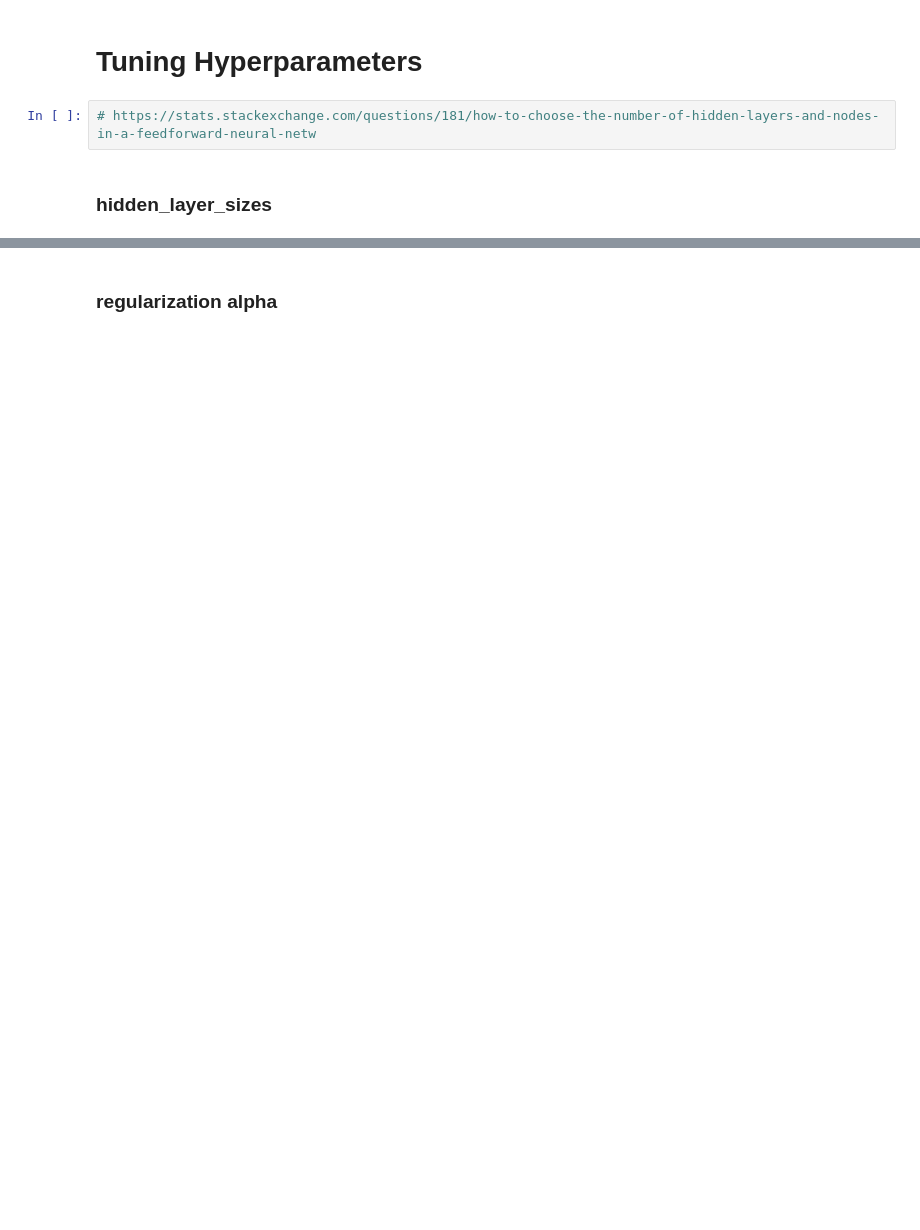
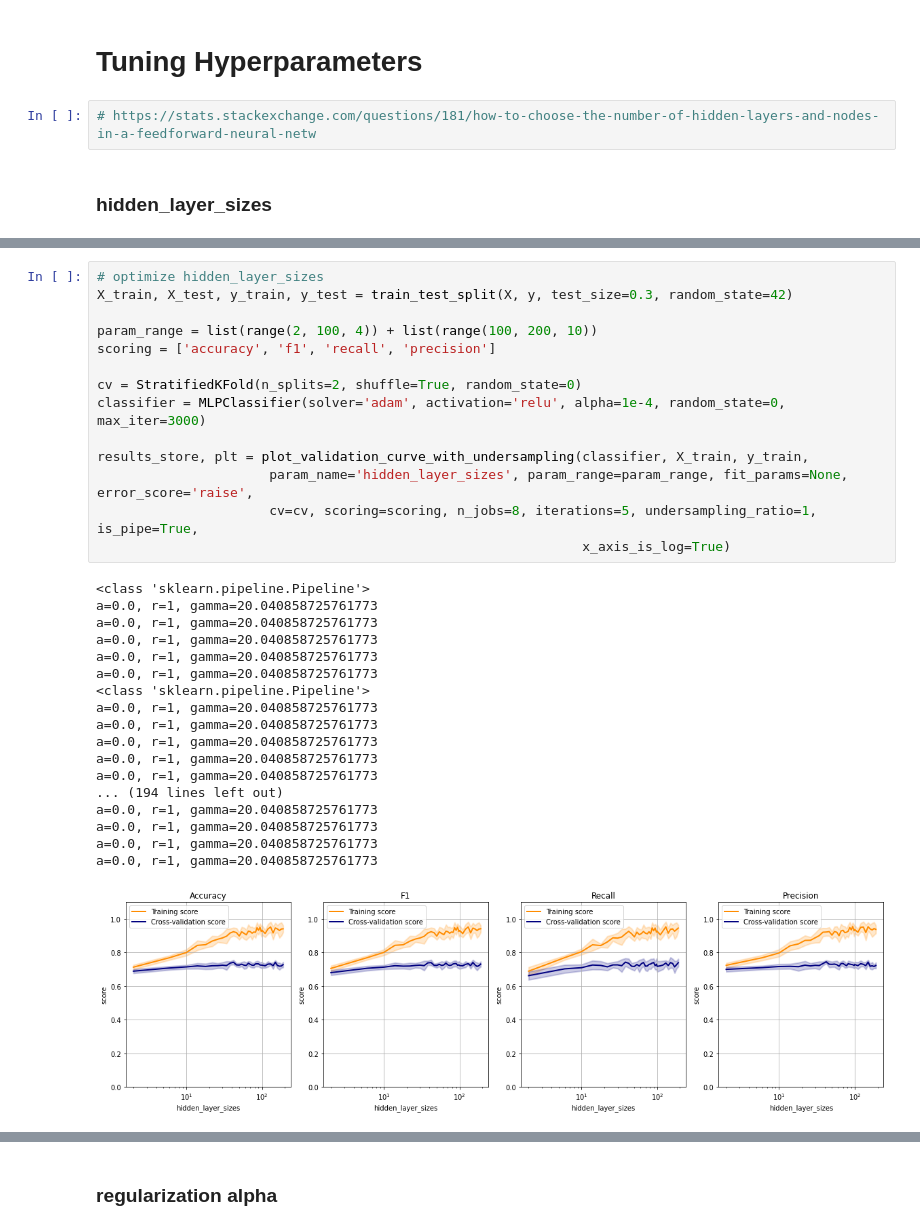
Before and after one commit to jayhtian/cs7641, a Jupyter notebook: supervised_learning/poland_neural_network.ipynb, the cells around one changed output, grey strips where cells are left out. Saved outputs shown, nothing was run; the diff lists cells and outputs as text; blank space fills up the shorter version.

```diff
--- a/supervised_learning/poland_neural_network.ipynb
+++ b/supervised_learning/poland_neural_network.ipynb
@@ -328,0 +292,33 @@ a=0.0, r=1, gamma=20.040858725761773
+# %%
+# optimize hidden_layer_sizes
+X_train, X_test, y_train, y_test = train_test_split(X, y, test_size=0.3, random_state=42)
+
+param_range = list(range(2, 100, 4)) + list(range(100, 200, 10))
+scoring = ['accuracy', 'f1', 'recall', 'precision']
+
+cv = StratifiedKFold(n_splits=2, shuffle=True, random_state=0)
+classifier = MLPClassifier(solver='adam', activation='relu', alpha=1e-4, random_state=0, max_iter=3000)
+
+results_store, plt = plot_validation_curve_with_undersampling(classifier, X_train, y_train,
+                      param_name='hidden_layer_sizes', param_range=param_range, fit_params=None, error_score='raise',
+                      cv=cv, scoring=scoring, n_jobs=8, iterations=5, undersampling_ratio=1, is_pipe=True,
+                                                              x_axis_is_log=True)
+# %% [output]
+<class 'sklearn.pipeline.Pipeline'>
+a=0.0, r=1, gamma=20.040858725761773
+a=0.0, r=1, gamma=20.040858725761773
+a=0.0, r=1, gamma=20.040858725761773
+a=0.0, r=1, gamma=20.040858725761773
+a=0.0, r=1, gamma=20.040858725761773
+<class 'sklearn.pipeline.Pipeline'>
+a=0.0, r=1, gamma=20.040858725761773
+a=0.0, r=1, gamma=20.040858725761773
+a=0.0, r=1, gamma=20.040858725761773
+a=0.0, r=1, gamma=20.040858725761773
+a=0.0, r=1, gamma=20.040858725761773
+... (194 lines left out)
+a=0.0, r=1, gamma=20.040858725761773
+a=0.0, r=1, gamma=20.040858725761773
+a=0.0, r=1, gamma=20.040858725761773
+a=0.0, r=1, gamma=20.040858725761773
+[figure, added]
```
Also changed, not shown: parts of 30 cells of this notebook, 21 other files.
